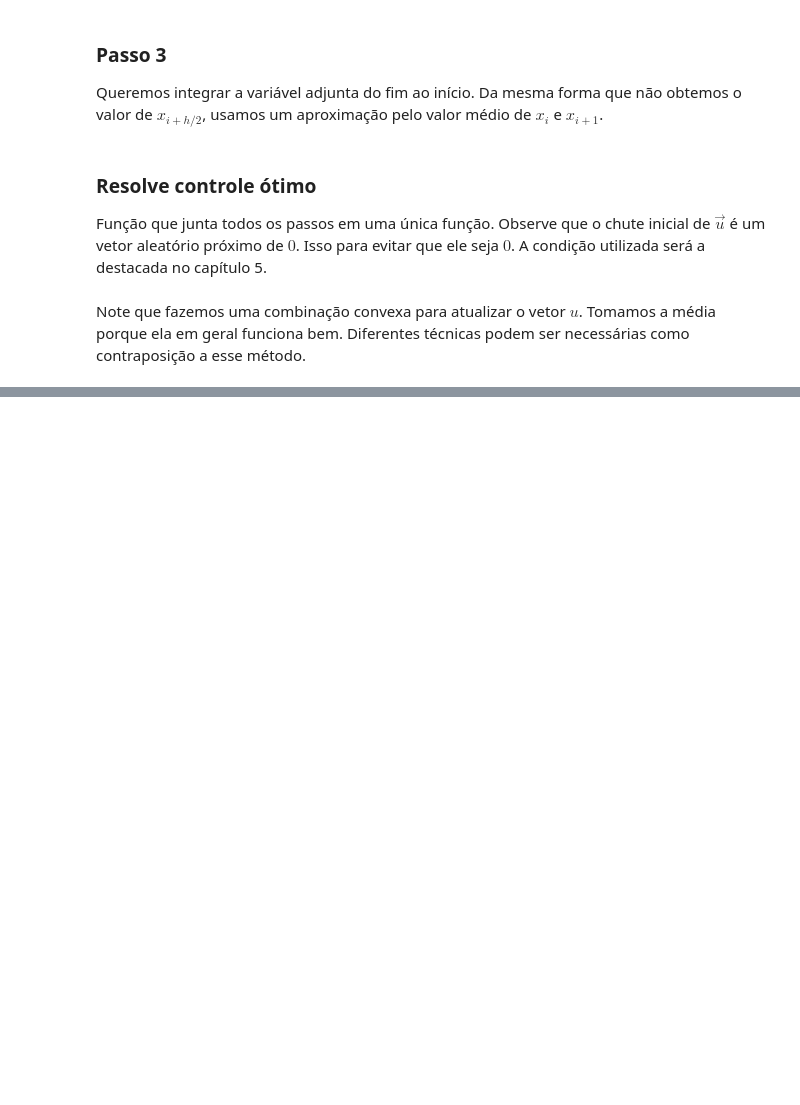
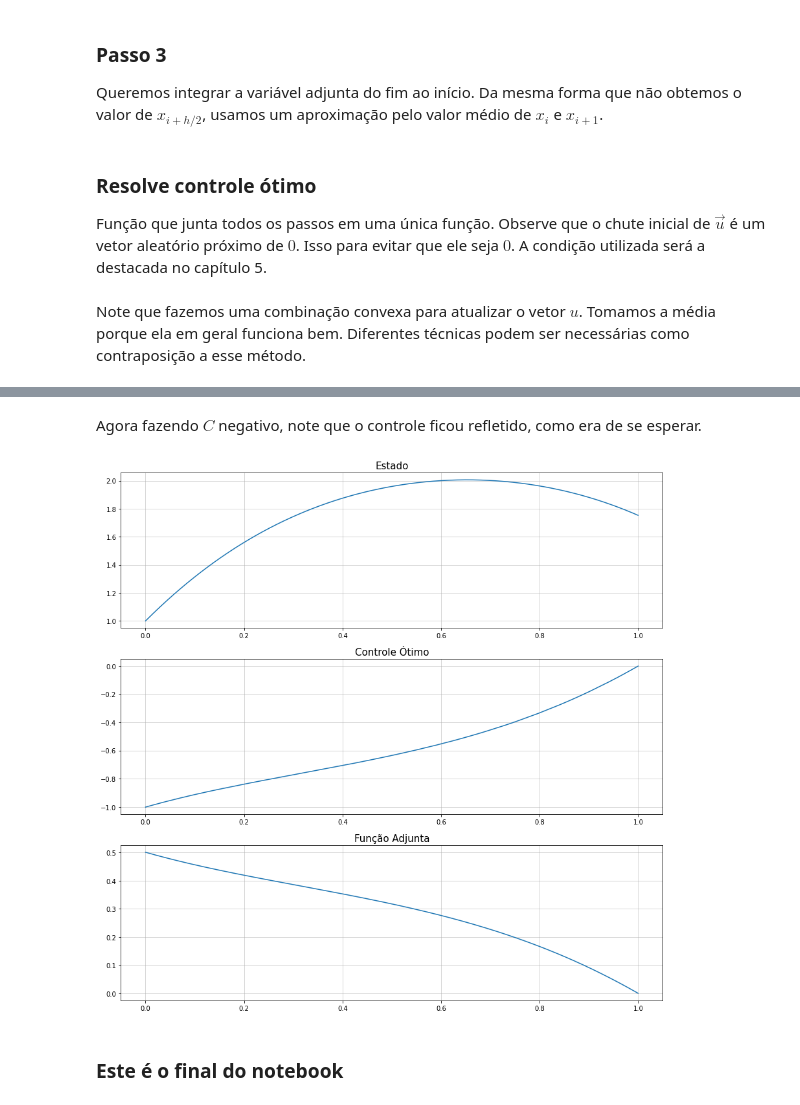
Before and after one commit to lucasmoschen/optimal-control-biological, a Jupyter notebook: notebooks/Laboratory1.ipynb, the cells around one changed output, grey strips where cells are left out. Saved outputs shown, nothing was run; the diff lists cells and outputs as text; code cells hidden in the pictures; blank space fills up the shorter version.

```diff
--- a/notebooks/Laboratory1.ipynb
+++ b/notebooks/Laboratory1.ipynb
@@ -135,0 +167,8 @@ Note que fazemos uma combinação convexa para atualizar o vetor $u$. Tomamos a
+# %% [markdown]
+Agora fazendo $C$ negativo, note que o controle ficou refletido, como era de se esperar.
+# %%
+A,B,C,x0 = 1,1,-4,1
+t,x,u,lambda_ = optimal_control(A,B,C,x0)
+plotting(t,x,u,lambda_)
+# %% [output]
+[figure, added]
@@ -135,0 +181,2 @@ Note que fazemos uma combinação convexa para atualizar o vetor $u$. Tomamos a
+# %% [markdown]
+### Este é o final do notebook
```
Also changed, not shown: parts of 11 cells of this notebook, 2 other files.
